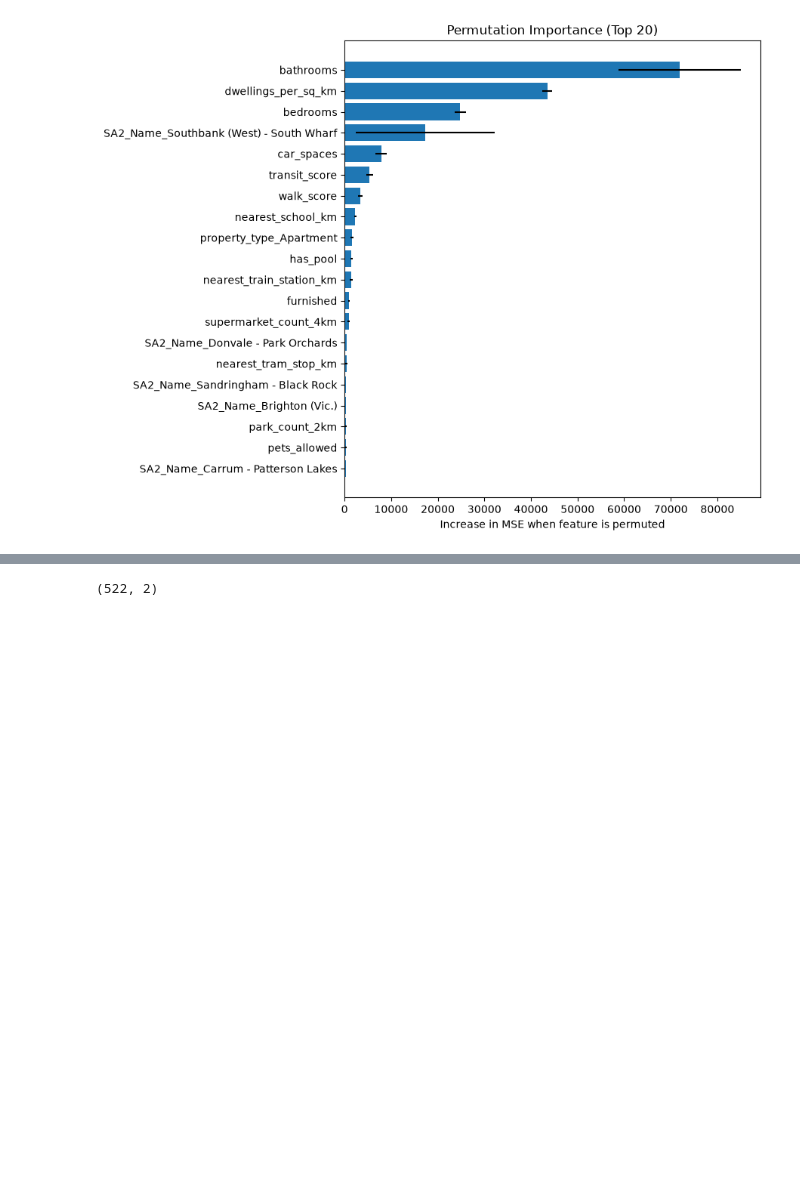
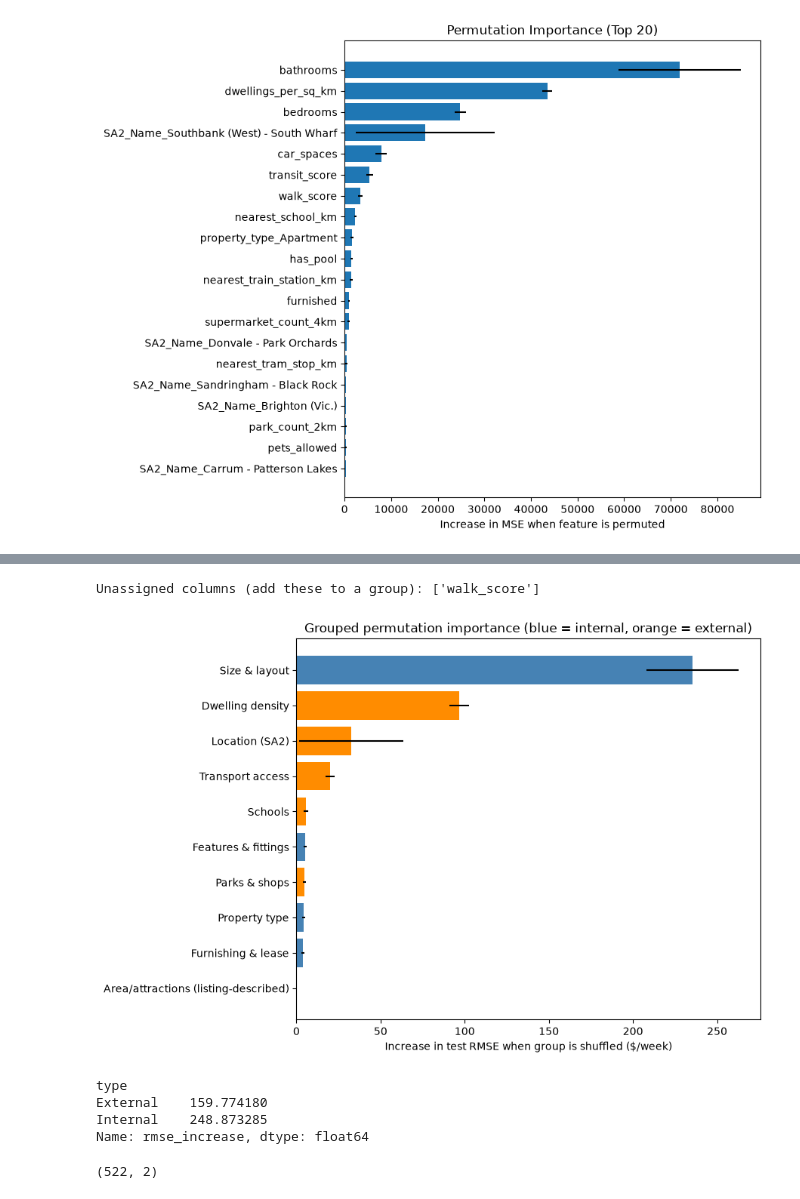
Before and after one commit to Aditya048/real-estate-industry-project, a Jupyter notebook: modelling/rfr.ipynb, the cells around one changed output, grey strips where cells are left out. Drawn from its saved outputs; the diff is of its cells as text; code cells hidden in the pictures; blank space fills up the shorter version.

```diff
--- a/modelling/rfr.ipynb
+++ b/modelling/rfr.ipynb
@@ -476,3 +528,62 @@ plt.show()
+# %%
+internal = {
+    'Property type':          [c for c in X.columns if c.startswith('property_type_')],
+    'Size & layout':          ['bedrooms', 'bathrooms', 'ensuites', 'car_spaces', 'num_levels', 'garage', 'has_garage', 'has_rooms'],
+    'Furnishing & lease':     ['furnished', 'partially_furnished', 'pets_allowed', 'long_term_lease', 'is_build_to_rent'],
+    'Features & fittings':    ['has_airconditioning', 'has_disability', 'has_internet', 'has_pool', 'has_spa', 'has_heating',
+                               'has_sport', 'has_granny_flat', 'has_eco', 'has_flooring', 'has_kitchen', 'has_laundry',
+                               'has_insulation', 'num_security_features'],
+}
+external = {
+    'Location (SA2)':         [c for c in X.columns if c.startswith('SA2_Name_')],
+    'Transport access':       ['transit_score', 'nearest_train_station_km', 'nearest_tram_stop_km', 'tram_stop_capped',
+                               'nearest_bus_stop_km', 'bus_stop_capped'],
+    'Schools':                ['nearest_school_km', 'school_count_2km'],
+    'Parks & shops':          ['nearest_park_km', 'park_count_2km', 'nearest_supermarket_km', 'supermarket_count_4km'],
+    'Dwelling density':       ['dwellings_per_sq_km'],
+    'Area/attractions (listing-described)': ['has_area', 'has_attractions'],
+}
+
+# keep only columns that exist, and flag anything unassigned
+internal = {k: [c for c in v if c in X.columns] for k, v in internal.items()}
+external = {k: [c for c in v if c in X.columns] for k, v in external.items()}
+groups = {**internal, **external}
+assigned = {c for v in groups.values() for c in v}
+print("Unassigned columns (add these to a group):", [c for c in X.columns if c not in assigned])
+
+def group_permutation_importance(model, X_eval, y_eval, groups, n_repeats=10, seed=42):
+    rng = np.random.default_rng(seed)
+    base_rmse = np.sqrt(mean_squared_error(y_eval, model.predict(X_eval)))
+    rows = []
+    for name, cols in groups.items():
+        if not cols:
+            continue
+        increases = []
+        for _ in range(n_repeats):
+            X_perm = X_eval.copy()
+            X_perm[cols] = X_eval[cols].values[rng.permutation(len(X_eval))]  # shuffle the group jointly
+            increases.append(np.sqrt(mean_squared_error(y_eval, model.predict(X_perm))) - base_rmse)
+        rows.append((name, np.mean(increases), np.std(increases)))
+    return pd.DataFrame(rows, columns=['group', 'rmse_increase', 'std']).sort_values('rmse_increase')
+
+gi = group_permutation_importance(model, X_test, y_test, groups)
+gi['type'] = gi['group'].map(lambda g: 'Internal' if g in internal else 'External')
+
+colors = gi['type'].map({'Internal': 'steelblue', 'External': 'darkorange'})
+plt.figure(figsize=(9, 6))
+plt.barh(gi['group'], gi['rmse_increase'], xerr=gi['std'], color=colors)
+plt.xlabel('Increase in test RMSE when group is shuffled ($/week)')
+plt.title('Grouped permutation importance (blue = internal, orange = external)')
+plt.tight_layout(); plt.show()
+
+print(gi.groupby('type')['rmse_increase'].sum())  # rough internal vs external comparison
+# %% [output]
+Unassigned columns (add these to a group): ['walk_score']
+[figure, added]
+type
+External    159.774180
+Internal    248.873285
+Name: rmse_increase, dtype: float64
 # %%
 print(dwellings_data_forecast.shape)
 # one row per SA2, otherwise the join onto properties would duplicate rows
```
Also changed, not shown: parts of 4 cells of this notebook.
